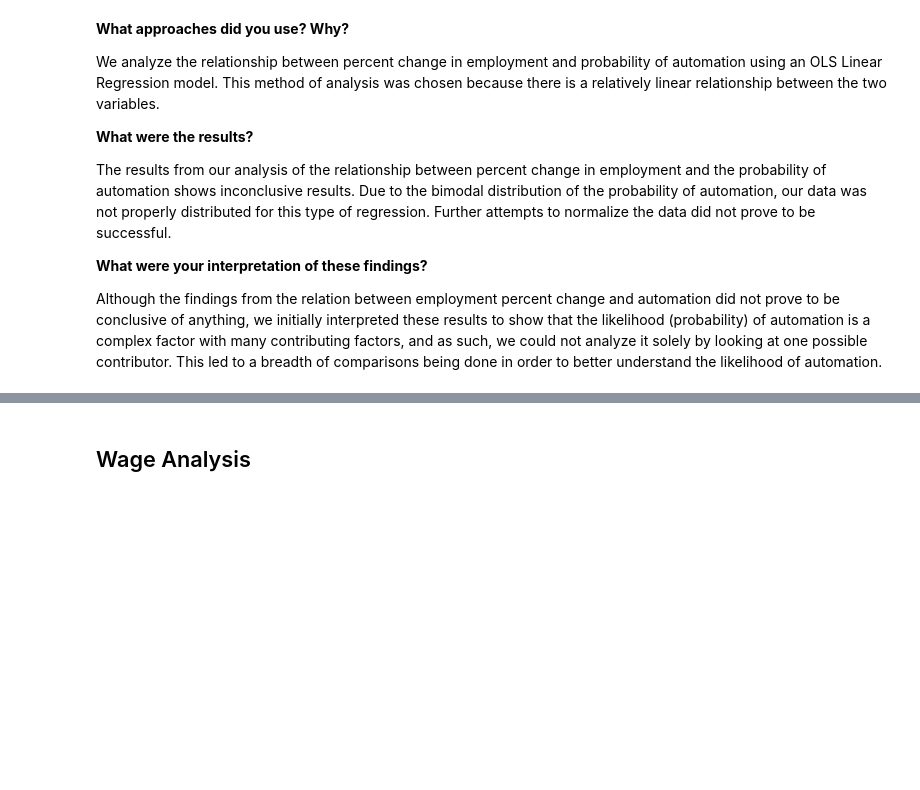
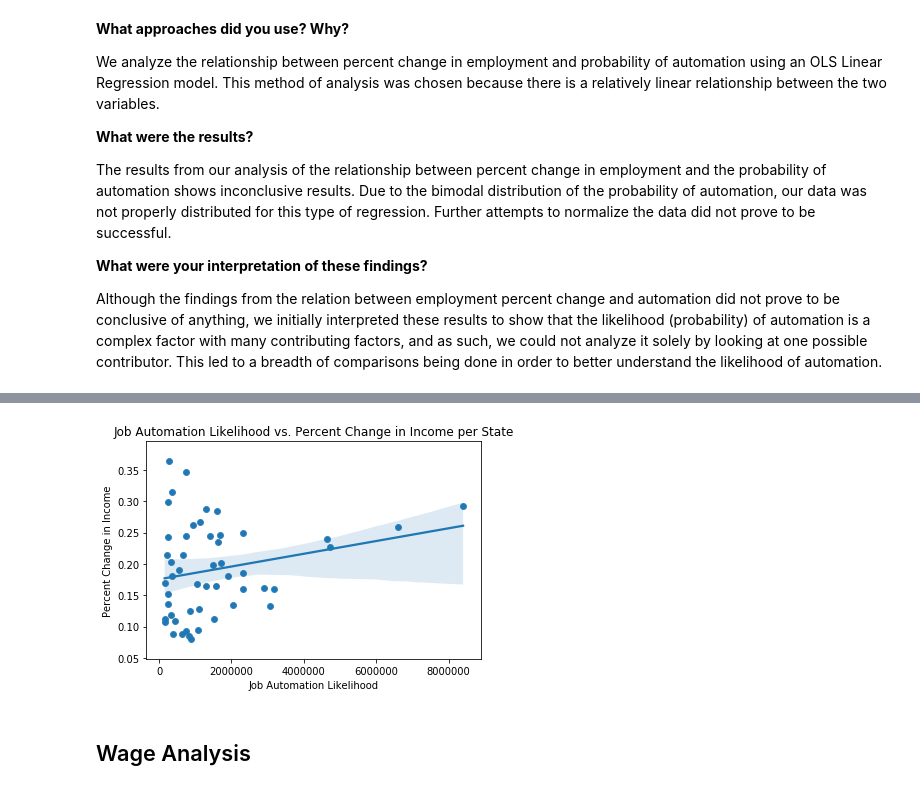
Before and after one commit to COGS108/group11_sp20, a Jupyter notebook: FinalProject_group11.ipynb, the cells around one changed output, grey strips where cells are left out. Saved outputs shown, nothing was run; the diff lists cells and outputs as text; code cells hidden in the pictures; blank space fills up the shorter version.

```diff
--- a/FinalProject_group11.ipynb
+++ b/FinalProject_group11.ipynb
@@ -327,0 +372,9 @@ Warnings:
+# %%
+statesDF = pd.DataFrame(states)
+totalIncomeState = totalIn.merge(statesDF, left_index = True, right_index = True)
+totalIncomeState = totalIncomeState.rename(columns={0: "State"})
+# %%
+likelihoodAutomation = pd.DataFrame(state_likelihood)
+incomeANDautomation = likelihoodAutomation.merge(totalIncomeState, left_index=True, right_index=True)
+incomeANDautomation = incomeANDautomation.rename(columns={0: "Automation"})
+incomeANDautomation.head(3)
@@ -327,0 +386,7 @@ Warnings:
+# %%
+sns.scatterplot(incomeANDautomation.Automation, incomeANDautomation.change)
+ax = sns.regplot(x="Automation", y="change", data=incomeANDautomation)
+ax.set(title='Job Automation Likelihood vs. Percent Change in Income per State',xlabel='Job Automation Likelihood', ylabel='Percent Change in Income')
+plt.show()
+# %% [output]
+[figure, added]
```
Also changed, not shown: parts of 23 cells of this notebook.
